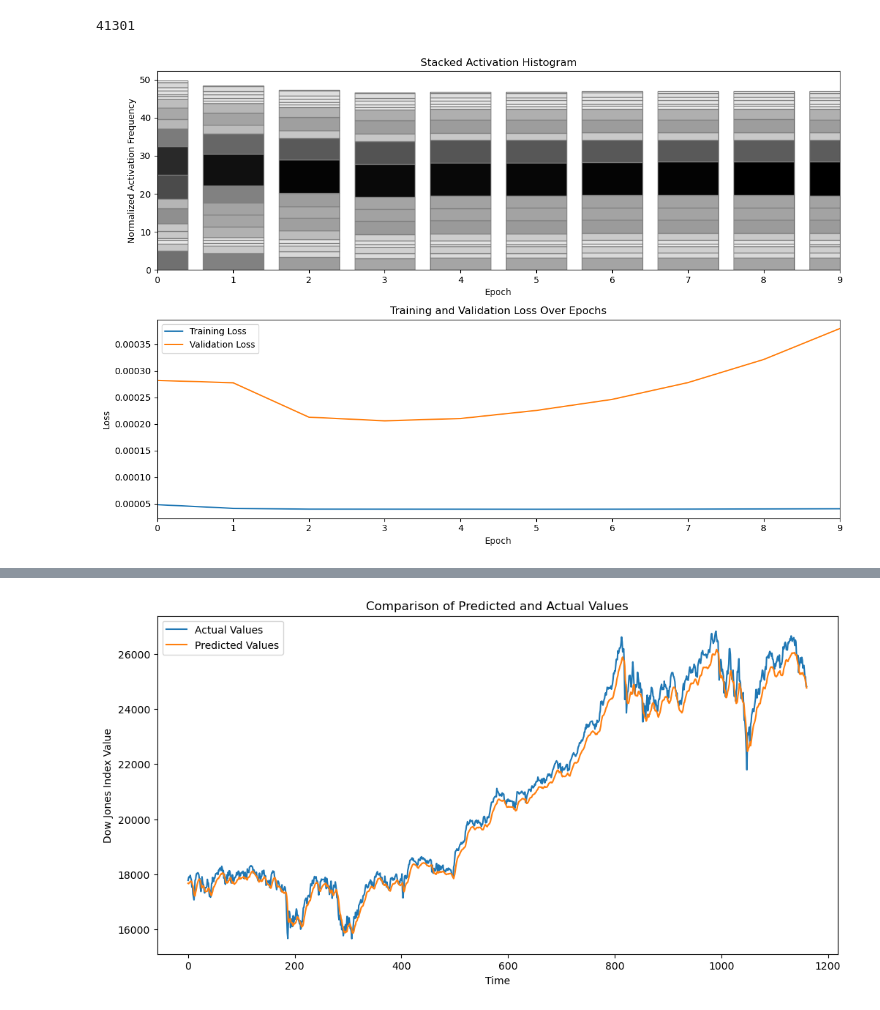
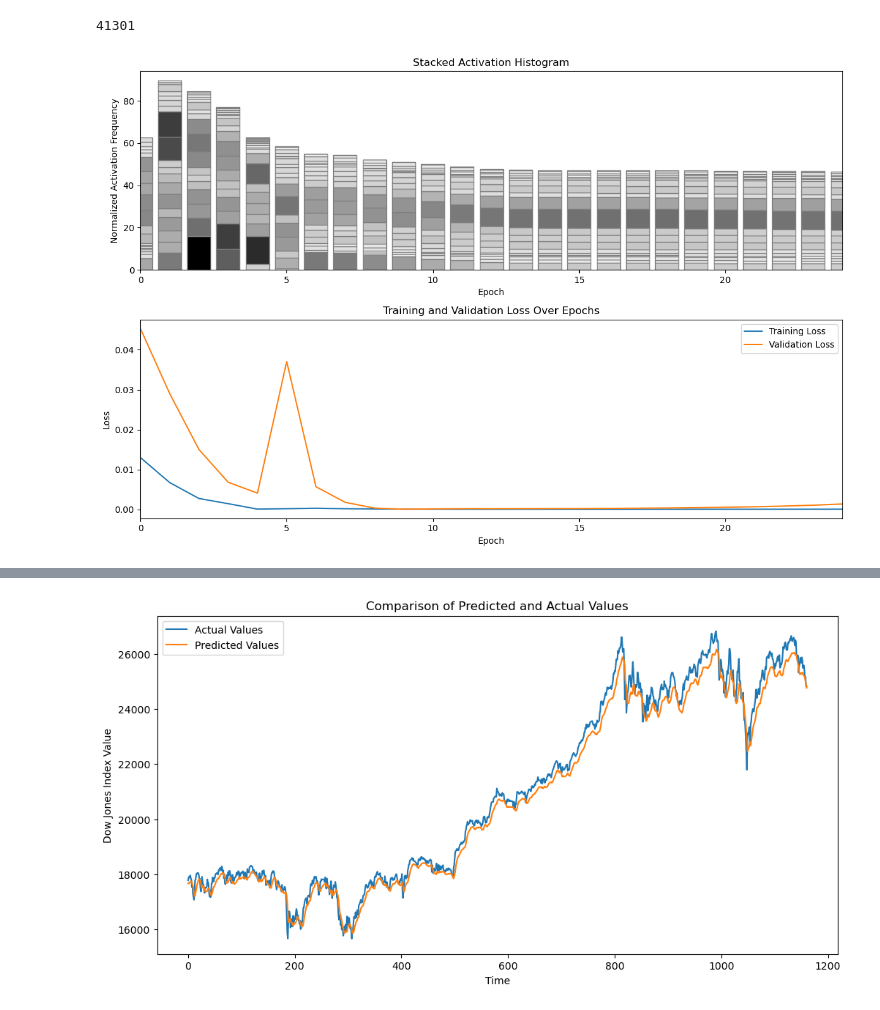
Before and after one commit to Looyyd/PytorchPractice, a Jupyter notebook: notebooks/stock_market.ipynb, the cells around one changed output, grey strips where cells are left out. Cells and saved outputs as stored; diff of their text form; code cells hidden in the pictures.

Commit message:
LSTM activation histogram

```diff
--- a/notebooks/stock_market.ipynb
+++ b/notebooks/stock_market.ipynb
@@ -138,7 +138,7 @@ print(parameter_count)
 41301
 # %%
 # Training settings
-epochs = 10
+epochs = 25
 batch_size = 64  # You can adjust this based on your dataset size and memory constraints
 
 # Function to create mini-batches
@@ -212,31 +212,31 @@ for epoch in range(epochs):
     # Calculate the maximum count to normalize the color scale
     max_count = hist_array.max()
 
     # Plot the stacked histogram using greyscale colors
     for bin_idx in range(num_bins):
         normalized_counts = hist_array[:, bin_idx] / max_count
         colors = 1.0 - normalized_counts  # Invert colors: high frequency -> white, low frequency -> black
         axs[0].bar(range(epoch + 1), hist_array[:, bin_idx], bottom=np.sum(hist_array[:, :bin_idx], axis=1),
                    color=[f'{c}' for c in colors], edgecolor='grey')
 
 
     axs[0].set_title(f'Stacked Activation Histogram')
     axs[0].set_xlabel('Epoch')
     axs[0].set_ylabel('Normalized Activation Frequency')
     axs[0].set_xlim(0, epochs - 1)  # Limit x-axis to the number of epochs
 
     # Loss plot
     axs[1].plot(train_losses, label='Training Loss')
     axs[1].plot(val_losses, label='Validation Loss')
     axs[1].set_title('Training and Validation Loss Over Epochs')
     axs[1].set_xlabel('Epoch')
     axs[1].set_xlim(0, epochs - 1)  # Limit x-axis to the number of epochs
     axs[1].set_ylabel('Loss')
     axs[1].legend()
 
     plt.tight_layout()
     plt.show()
 
     print(f'Epoch {epoch + 1}/{epochs}, Training Loss: {train_losses[-1]:.4f}, Validation Loss: {val_losses[-1]:.4f}')
 # %% [output]
-[figure, old version]
+[figure, new version]
```
Also changed, not shown: parts of 1 cell of this notebook.
